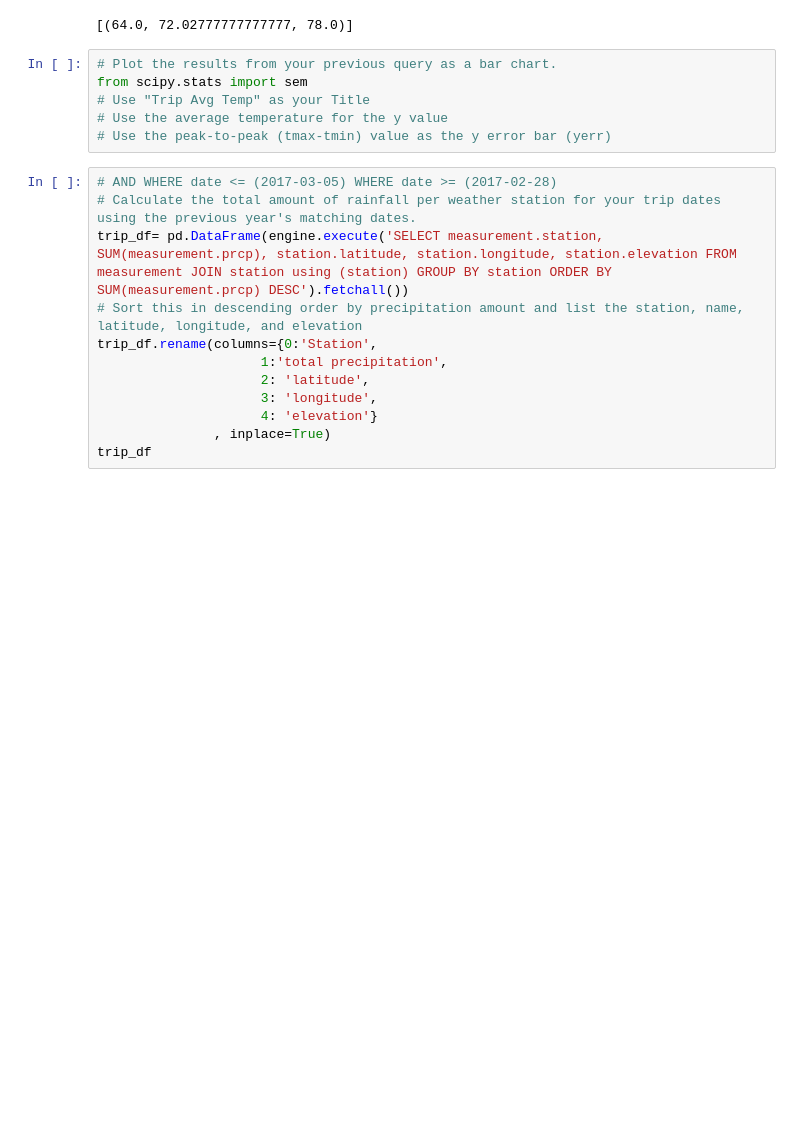
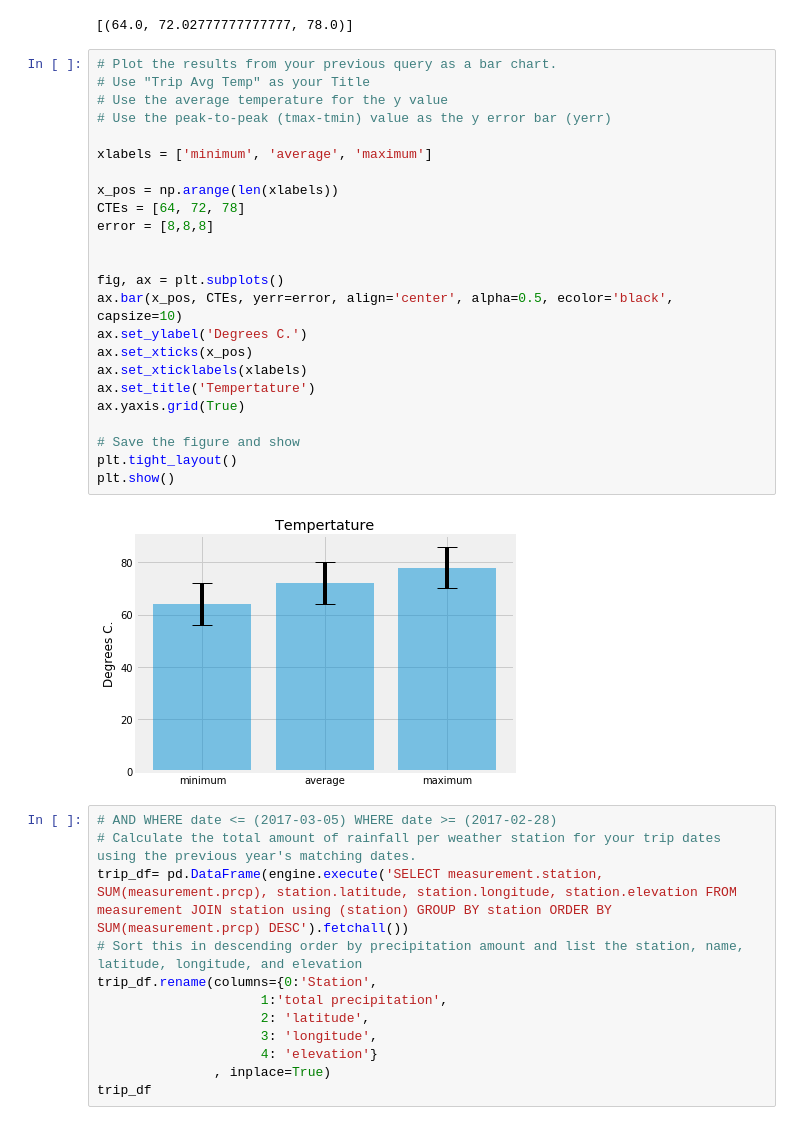
Before and after one commit to Santiago-FR/SQLAlchemy-homework, a Jupyter notebook: Climate_santiago_hw.ipynb, the cells around one changed output. Saved outputs shown, nothing was run; the diff lists cells and outputs as text; blank space fills up the shorter version.

```diff
--- a/Climate_santiago_hw.ipynb
+++ b/Climate_santiago_hw.ipynb
@@ -217,10 +217,30 @@ print(calc_temps('2017-02-28', '2017-03-05'))
 [(64.0, 72.02777777777777, 78.0)]
 # %%
 # Plot the results from your previous query as a bar chart.
-from scipy.stats import sem
 # Use "Trip Avg Temp" as your Title
 # Use the average temperature for the y value
 # Use the peak-to-peak (tmax-tmin) value as the y error bar (yerr)
+
+xlabels = ['minimum', 'average', 'maximum']
+
+x_pos = np.arange(len(xlabels))
+CTEs = [64, 72, 78]
+error = [8,8,8]
+
+
+fig, ax = plt.subplots()
+ax.bar(x_pos, CTEs, yerr=error, align='center', alpha=0.5, ecolor='black', capsize=10)
+ax.set_ylabel('Degrees C.')
+ax.set_xticks(x_pos)
+ax.set_xticklabels(xlabels)
+ax.set_title('Tempertature')
+ax.yaxis.grid(True)
+
+# Save the figure and show
+plt.tight_layout()
+plt.show()
+# %% [output]
+[figure, added]
 # %%
 # AND WHERE date <= (2017-03-05) WHERE date >= (2017-02-28)
 # Calculate the total amount of rainfall per weather station for your trip dates using the previous year's matching dates.
```
Also changed, not shown: parts of 3 cells of this notebook.
